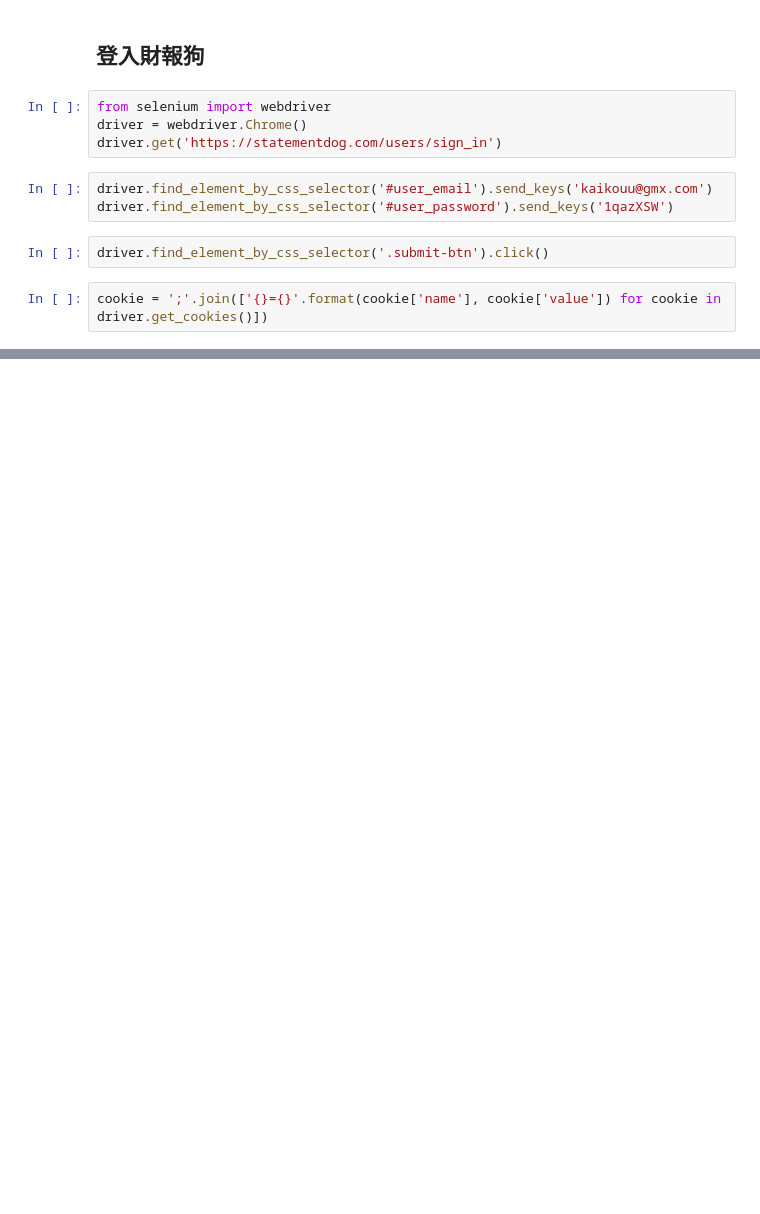
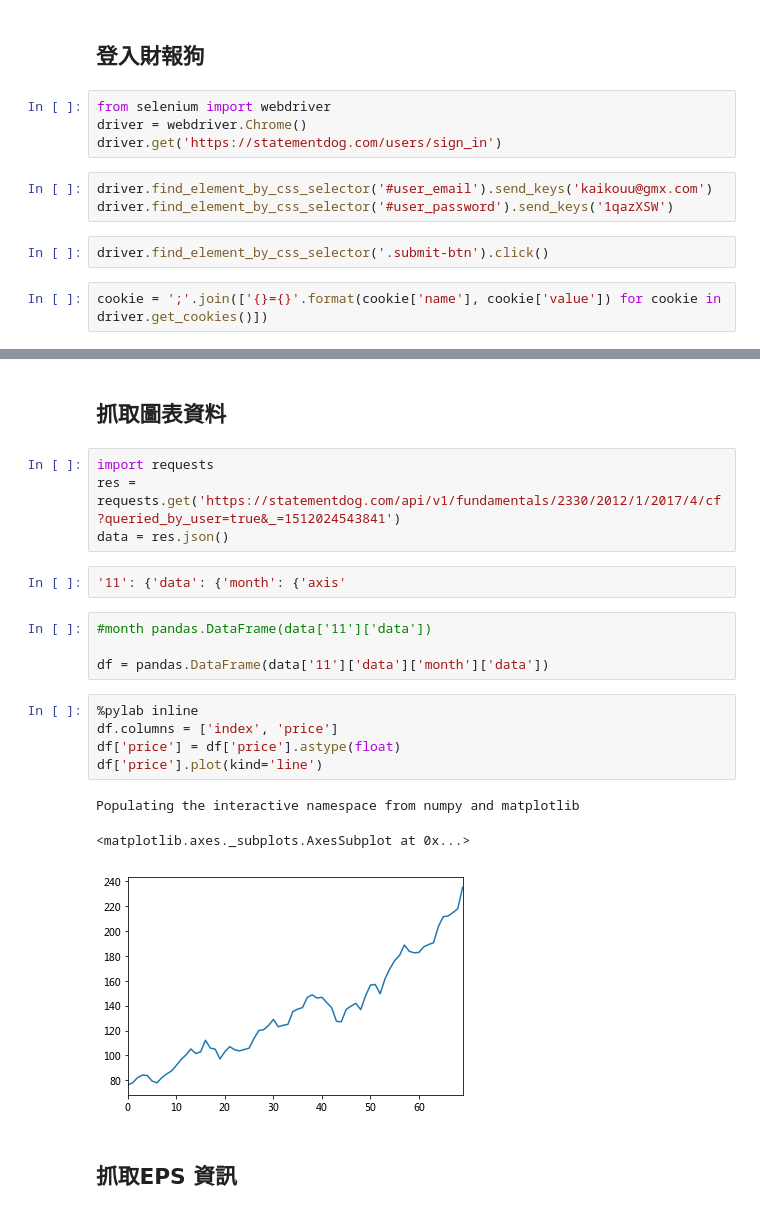
Before and after one commit to ywchiu/fuboni, a Jupyter notebook: Demo20171130.ipynb, the cells around one changed output, grey strips where cells are left out. Saved outputs shown, nothing was run; the diff lists cells and outputs as text; blank space fills up the shorter version.

```diff
--- a/Demo20171130.ipynb
+++ b/Demo20171130.ipynb
@@ -414,3 +414,26 @@ df.head()
 | 2 | False | [] | 0 | {'has_more_comments': False, 'nex... | 【財訊快報／劉居全報導】亞系外資在最新出爐的報告中表示，半導體製程... | 2017-11-30T09:56:45+08:00 | 2017-11-30T09:56:45+08:00 | ... |
 | 3 | False | [] | 0 | {'has_more_comments': False, 'nex... | MoneyDJ新聞 2017-11-30 09:52:36 記者 ... | 2017-11-30T09:52:36+08:00 | 2017-11-30T09:52:36+08:00 | ... |
 | 4 | False | [] | 0 | {'has_more_comments': False, 'nex... | （中央社記者吳家豪台北2017年11月30日電）亞系外資出具研究報... | 2017-11-30T09:42:12+08:00 | 2017-11-30T09:42:12+08:00 | ... |
+# %% [markdown]
+## 抓取圖表資料
+# %%
+import requests
+res = requests.get('https://statementdog.com/api/v1/fundamentals/2330/2012/1/2017/4/cf?queried_by_user=true&_=1512024543841')
+data = res.json()
+# %%
+'11': {'data': {'month': {'axis'
+# %%
+#month pandas.DataFrame(data['11']['data'])
+
+df = pandas.DataFrame(data['11']['data']['month']['data'])
+# %%
+%pylab inline
+df.columns = ['index', 'price']
+df['price'] = df['price'].astype(float)
+df['price'].plot(kind='line')
+# %% [output]
+Populating the interactive namespace from numpy and matplotlib
+<matplotlib.axes._subplots.AxesSubplot at 0x...>
+[figure, added]
+# %% [markdown]
+## 抓取EPS 資訊
```
Also changed, not shown: parts of 29 cells of this notebook.
